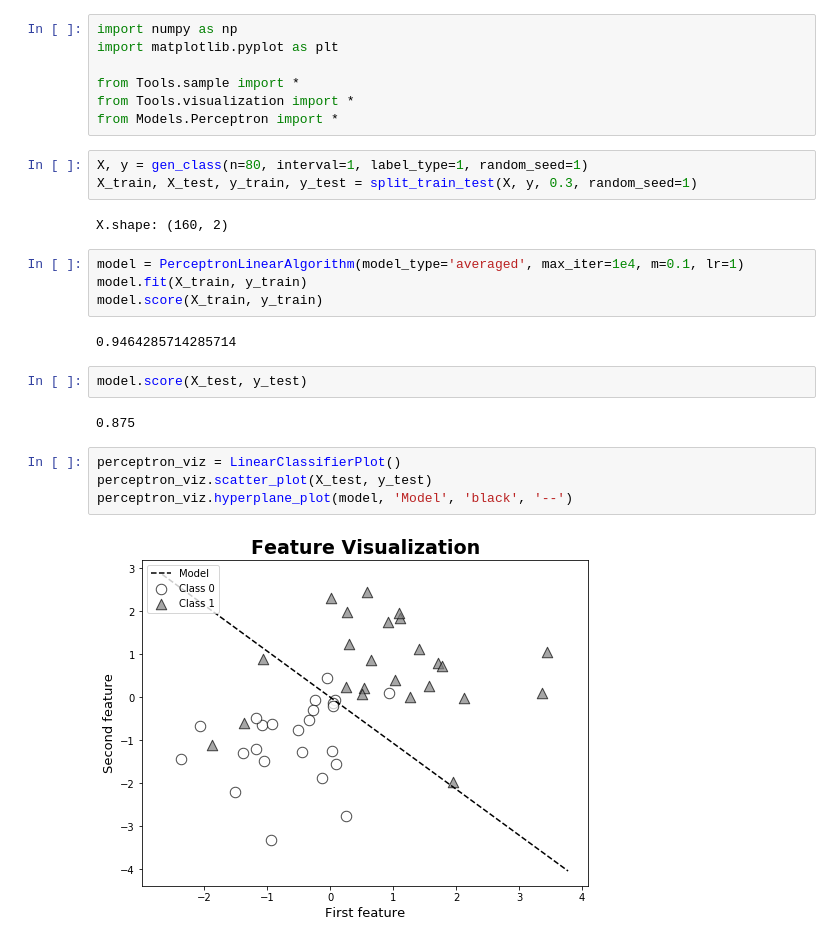
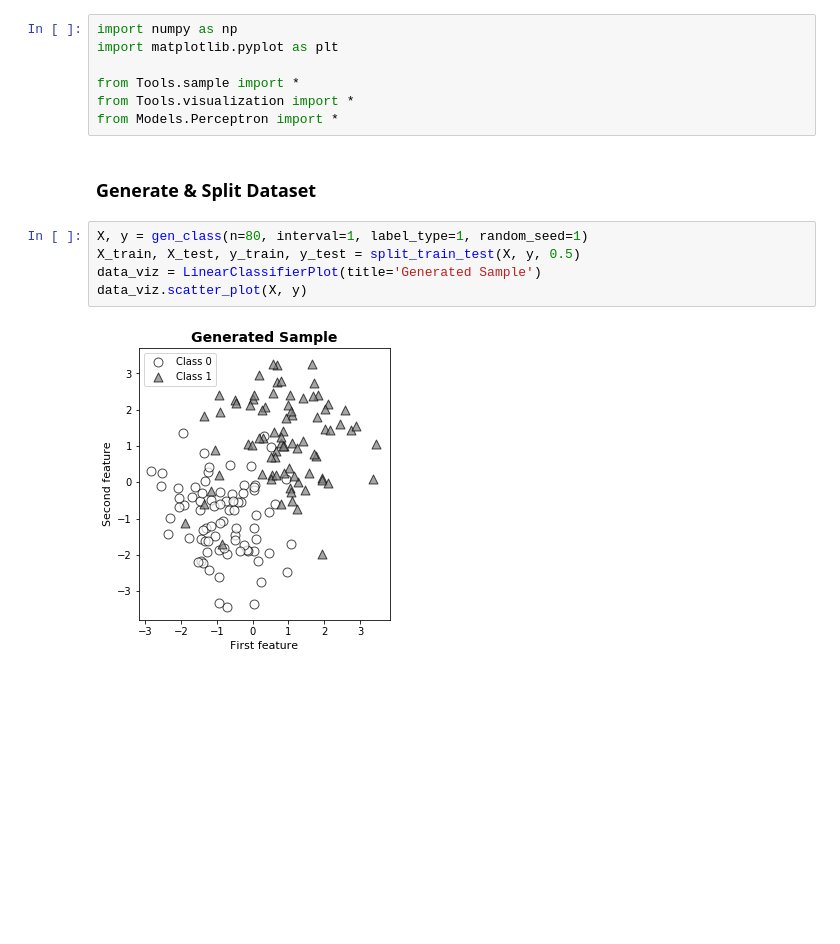
Before and after one commit to zoeyang1030/Statistical-Learning-Methods-python-replication, a Jupyter notebook: Chapter/Chapter-2 Perceptron.ipynb, the cells around one changed output. Cells and saved outputs as stored; diff of their text form; blank space fills up the shorter version.

```diff
--- a/Chapter/Chapter-2 Perceptron.ipynb
+++ b/Chapter/Chapter-2 Perceptron.ipynb
@@ -5,24 +5,12 @@ import matplotlib.pyplot as plt
 from Tools.sample import *
 from Tools.visualization import *
 from Models.Perceptron import *
+# %% [markdown]
+### Generate & Split Dataset
 # %%
 X, y = gen_class(n=80, interval=1, label_type=1, random_seed=1)
-X_train, X_test, y_train, y_test = split_train_test(X, y, 0.3, random_seed=1)
+X_train, X_test, y_train, y_test = split_train_test(X, y, 0.5)
+data_viz = LinearClassifierPlot(title='Generated Sample')
+data_viz.scatter_plot(X, y)
 # %% [output]
-X.shape: (160, 2)
+[figure, added]
-# %%
-model = PerceptronLinearAlgorithm(model_type='averaged', max_iter=1e4, m=0.1, lr=1)
-model.fit(X_train, y_train)
-model.score(X_train, y_train)
-# %% [output]
-0.9464285714285714
-# %%
-model.score(X_test, y_test)
-# %% [output]
-0.875
-# %%
-perceptron_viz = LinearClassifierPlot()
-perceptron_viz.scatter_plot(X_test, y_test)
-perceptron_viz.hyperplane_plot(model, 'Model', 'black', '--')
-# %% [output]
-[figure, removed]
```
Also changed, not shown: parts of 8 cells of this notebook, 3 other files.
